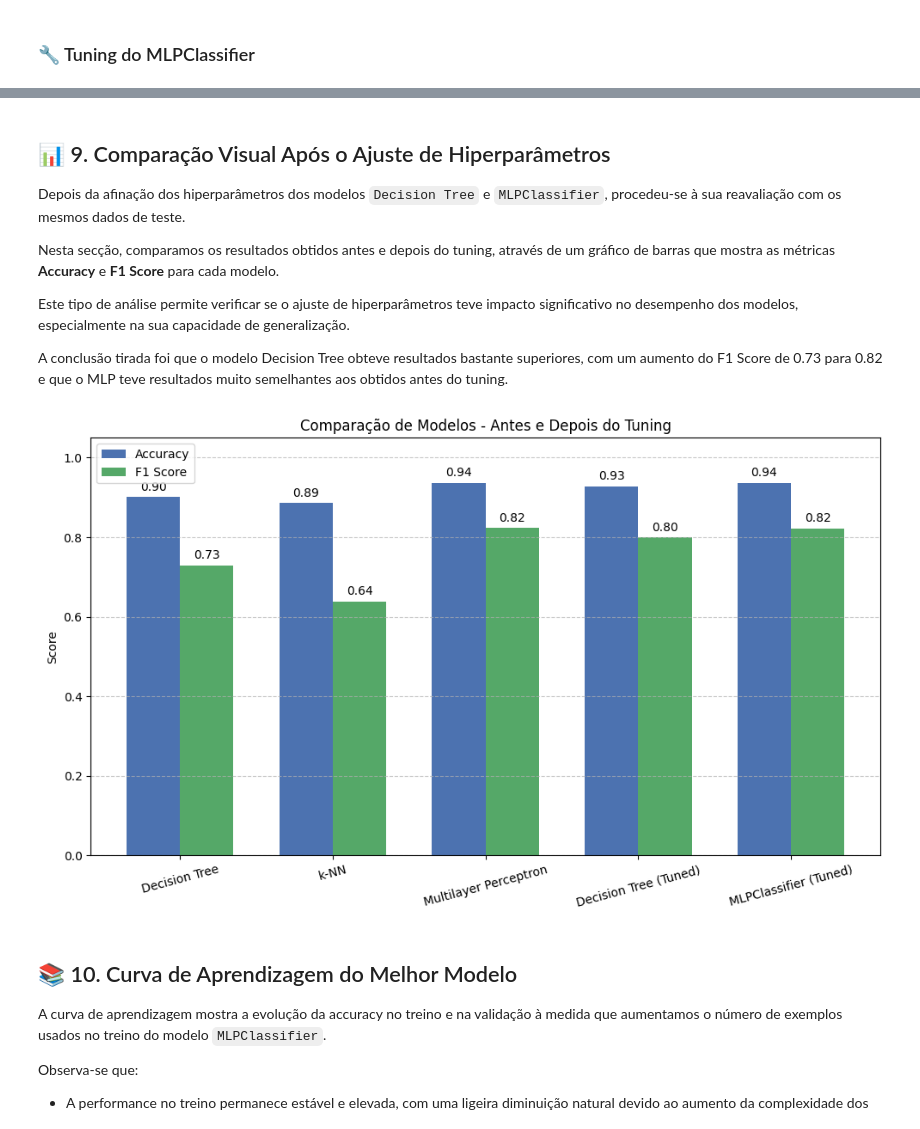
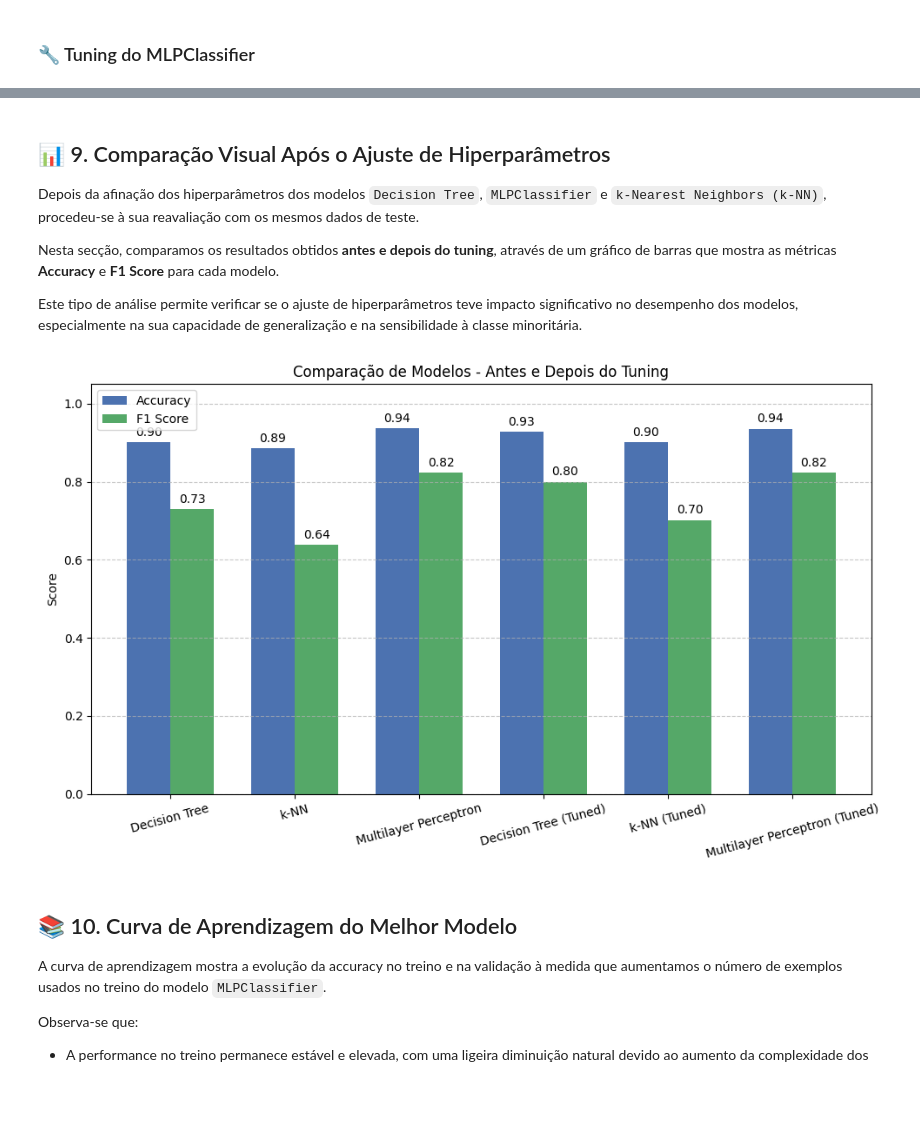
Before and after one commit to franciscoafonso04/IA-Vault, a Jupyter notebook: Project2/mental_health_A2_77.ipynb, the cells around one changed output, grey strips where cells are left out. Drawn from its saved outputs; the diff is of its cells as text; code cells hidden in the pictures; blank space fills up the shorter version.

Commit message:
more tuning

```diff
--- a/Project2/projeto_mental_health.ipynb
+++ b/Project2/mental_health_A2_77.ipynb
@@ -477,0 +480,21 @@ Tempo Treino: 0.3321s | Tempo Teste: 0.0037s
+# %%
+from sklearn.neighbors import KNeighborsClassifier
+
+param_grid_knn = {
+    'n_neighbors': [3, 5, 7, 9, 11],
+    'weights': ['uniform', 'distance'],
+    'metric': ['euclidean', 'manhattan']
+}
+
+grid_knn = GridSearchCV(KNeighborsClassifier(),
+                        param_grid_knn,
+                        scoring='f1',
+                        cv=3,
+                        n_jobs=-1,
+                        verbose=1)
+
+grid_knn.fit(X_train, y_train)
+best_knn = grid_knn.best_estimator_
+
+print("Melhores parâmetros (k-NN):", grid_knn.best_params_)
+avaliar_modelo(best_knn, "k-NN (Tuned)")
@@ -515,18 +551,17 @@ Tempo Treino: 20.3962s | Tempo Teste: 0.0478s
 # %% [markdown]
 ## 📊 9. Comparação Visual Após o Ajuste de Hiperparâmetros
 
-Depois da afinação dos hiperparâmetros dos modelos `Decision Tree` e `MLPClassifier`, procedeu-se à sua reavaliação com os mesmos dados de teste.
+Depois da afinação dos hiperparâmetros dos modelos `Decision Tree`, `MLPClassifier` e `k-Nearest Neighbors (k-NN)`, procedeu-se à sua reavaliação com os mesmos dados de teste.
 
-Nesta secção, comparamos os resultados obtidos antes e depois do tuning, através de um gráfico de barras que mostra as métricas **Accuracy** e **F1 Score** para cada modelo.
+Nesta secção, comparamos os resultados obtidos **antes e depois do tuning**, através de um gráfico de barras que mostra as métricas **Accuracy** e **F1 Score** para cada modelo.
 
-Este tipo de análise permite verificar se o ajuste de hiperparâmetros teve impacto significativo no desempenho dos modelos, especialmente na sua capacidade de generalização.
-
-A conclusão tirada foi que o modelo Decision Tree obteve resultados bastante superiores, com um aumento do F1 Score de 0.73 para 0.82 e que o MLP teve resultados muito semelhantes aos obtidos antes do tuning.
+Este tipo de análise permite verificar se o ajuste de hiperparâmetros teve impacto significativo no desempenho dos modelos, especialmente na sua capacidade de generalização e na sensibilidade à classe minoritária.
 # %%
 # Avaliar os modelos afinados
 modelos_afinados = {
     "Decision Tree (Tuned)": best_tree,
-    "MLPClassifier (Tuned)": best_mlp
+    "k-NN (Tuned)": best_knn,
+    "Multilayer Perceptron (Tuned)": best_mlp,
 }
 
 afinados_scores = []
@@ -540,34 +575,34 @@ for nome, modelo in modelos_afinados.items():
 
 # Combinar com os resultados anteriores (opcional: refaz tabela anterior com nomes fixos)
 df_afinados = pd.DataFrame(afinados_scores, columns=['Modelo', 'Accuracy', 'F1 Score'])
 
 # Juntar ao DataFrame anterior se ainda o tiveres (por exemplo, `resultados`)
 df_completo = pd.concat([resultados, df_afinados], ignore_index=True)
 
 # Gráfico atualizado
 plt.figure(figsize=(10, 6))
 bar_width = 0.35
 x = np.arange(len(df_completo['Modelo']))
 
 plt.bar(x - bar_width/2, df_completo['Accuracy'], bar_width, label='Accuracy', color='#4c72b0')
 plt.bar(x + bar_width/2, df_completo['F1 Score'], bar_width, label='F1 Score', color='#55a868')
 
 for i, val in enumerate(df_completo['Accuracy']):
     plt.text(i - bar_width/2, val + 0.01, f"{val:.2f}", ha='center', va='bottom')
 
 for i, val in enumerate(df_completo['F1 Score']):
     plt.text(i + bar_width/2, val + 0.01, f"{val:.2f}", ha='center', va='bottom')
 
 plt.xticks(x, df_completo['Modelo'], rotation=15)
 plt.ylim(0, 1.05)
 plt.ylabel("Score")
 plt.title("Comparação de Modelos - Antes e Depois do Tuning")
 plt.legend()
 plt.grid(axis='y', linestyle='--', alpha=0.7)
 plt.tight_layout()
 plt.show()
 # %% [output]
-[figure, old version]
+[figure, new version]
 # %% [markdown]
 ## 📚 10. Curva de Aprendizagem do Melhor Modelo
 
```
Also changed, not shown: parts of 5 cells of this notebook.
